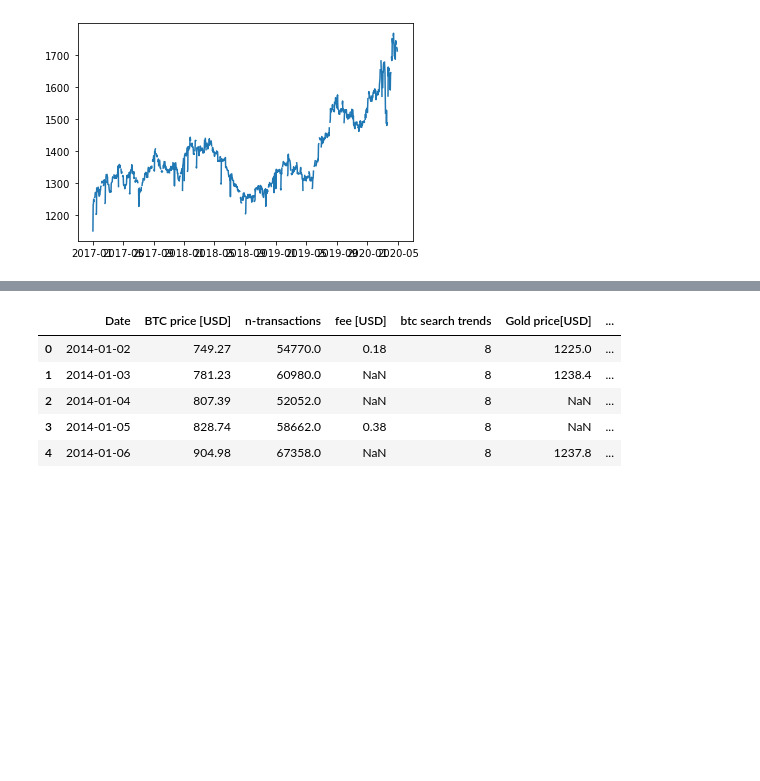
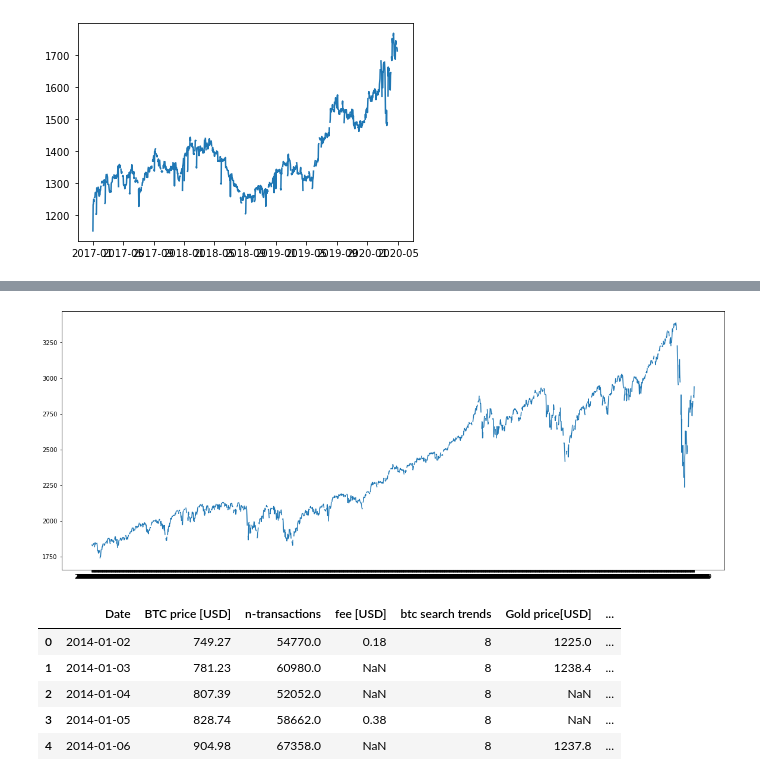
Before and after one commit to inspired-consulting/python_samples, a Jupyter notebook: Bitcoin_Dataset_begin.ipynb, the cells around one changed output, grey strips where cells are left out. Drawn from its saved outputs; the diff is of its cells as text; code cells hidden in the pictures; blank space fills up the shorter version.

```diff
--- a/Bitcoin_Dataset_begin.ipynb
+++ b/Bitcoin_Dataset_begin.ipynb
@@ -104,3 +108,9 @@ plt.show()
+# %%
+plt.figure(figsize=(20, 8))
+plt.plot(date, sp500)
+plt.show()
+# %% [output]
+[figure, added]
 # %%
 df.head()
 # %% [output]
```
Also changed, not shown: parts of 18 cells of this notebook.
